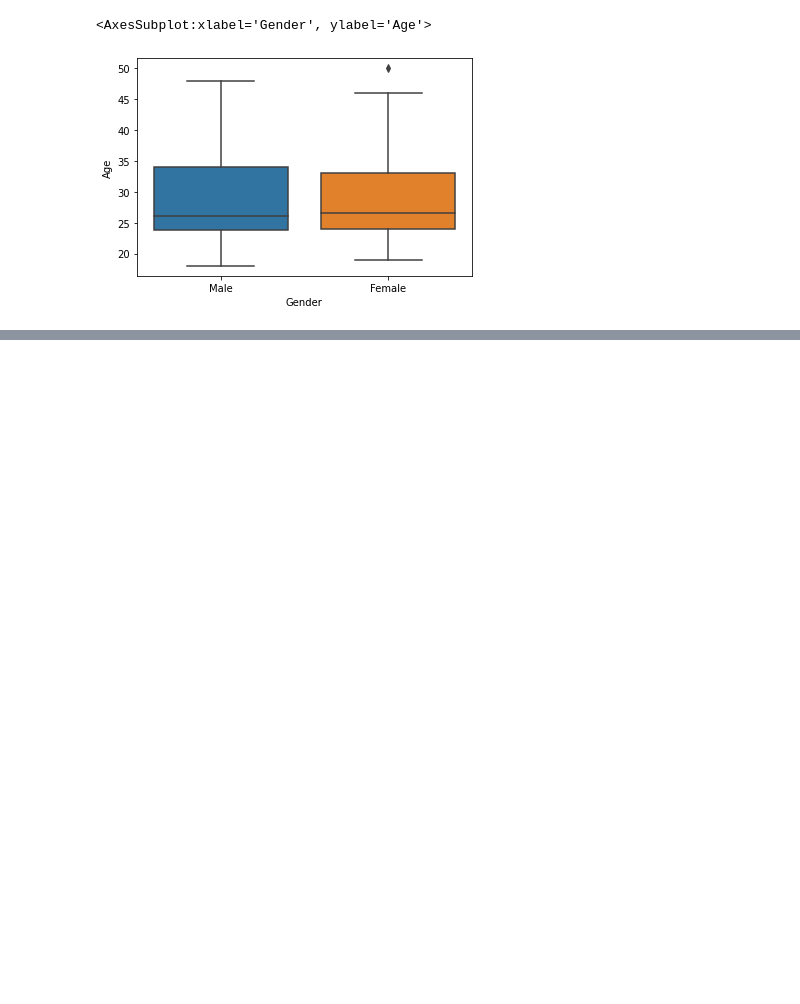
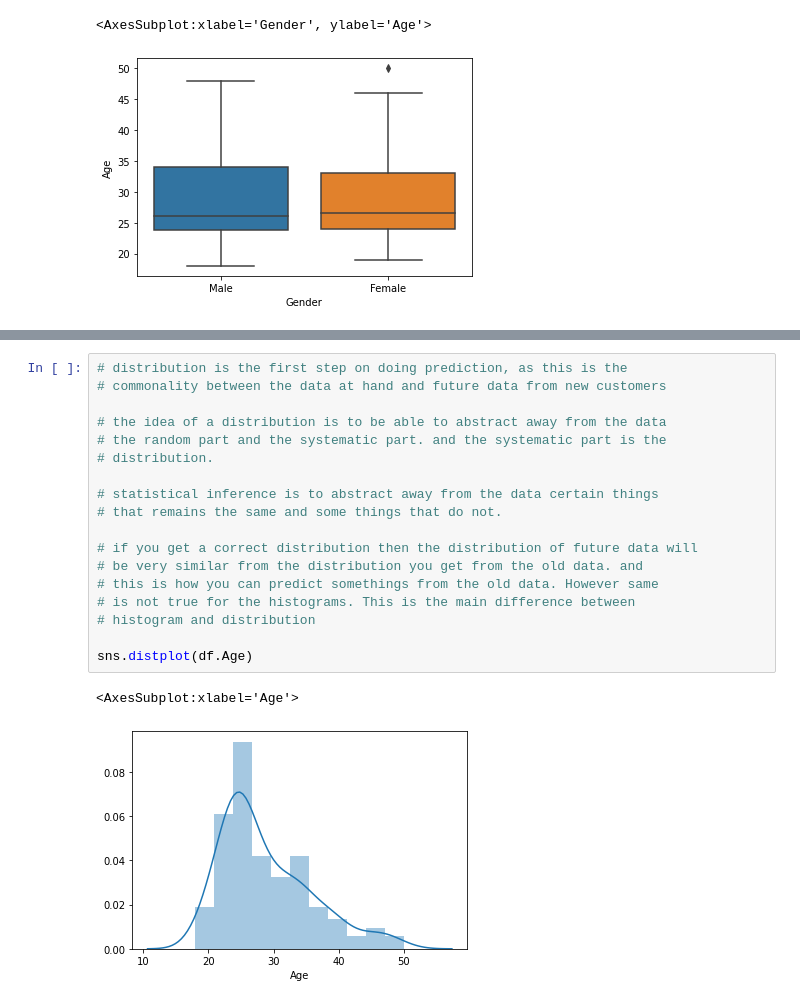
Before and after one commit to barnwalp/jupyter_notebook, a Jupyter notebook: CardioGoodFitness - Descriptive Statistics.ipynb, the cells around one changed output, grey strips where cells are left out. Saved outputs shown, nothing was run; the diff lists cells and outputs as text; blank space fills up the shorter version.

```diff
--- a/CardioGoodFitness - Descriptive Statistics.ipynb
+++ b/CardioGoodFitness - Descriptive Statistics.ipynb
@@ -111,0 +157,21 @@ pd.crosstab(df['Product'], df['Gender'])
+# %%
+# distribution is the first step on doing prediction, as this is the
+# commonality between the data at hand and future data from new customers
+
+# the idea of a distribution is to be able to abstract away from the data
+# the random part and the systematic part. and the systematic part is the
+# distribution.
+
+# statistical inference is to abstract away from the data certain things
+# that remains the same and some things that do not.
+
+# if you get a correct distribution then the distribution of future data will
+# be very similar from the distribution you get from the old data. and
+# this is how you can predict somethings from the old data. However same
+# is not true for the histograms. This is the main difference between
+# histogram and distribution
+
+sns.distplot(df.Age)
+# %% [output]
+<AxesSubplot:xlabel='Age'>
+[figure, added]
```
Also changed, not shown: parts of 6 cells of this notebook.
